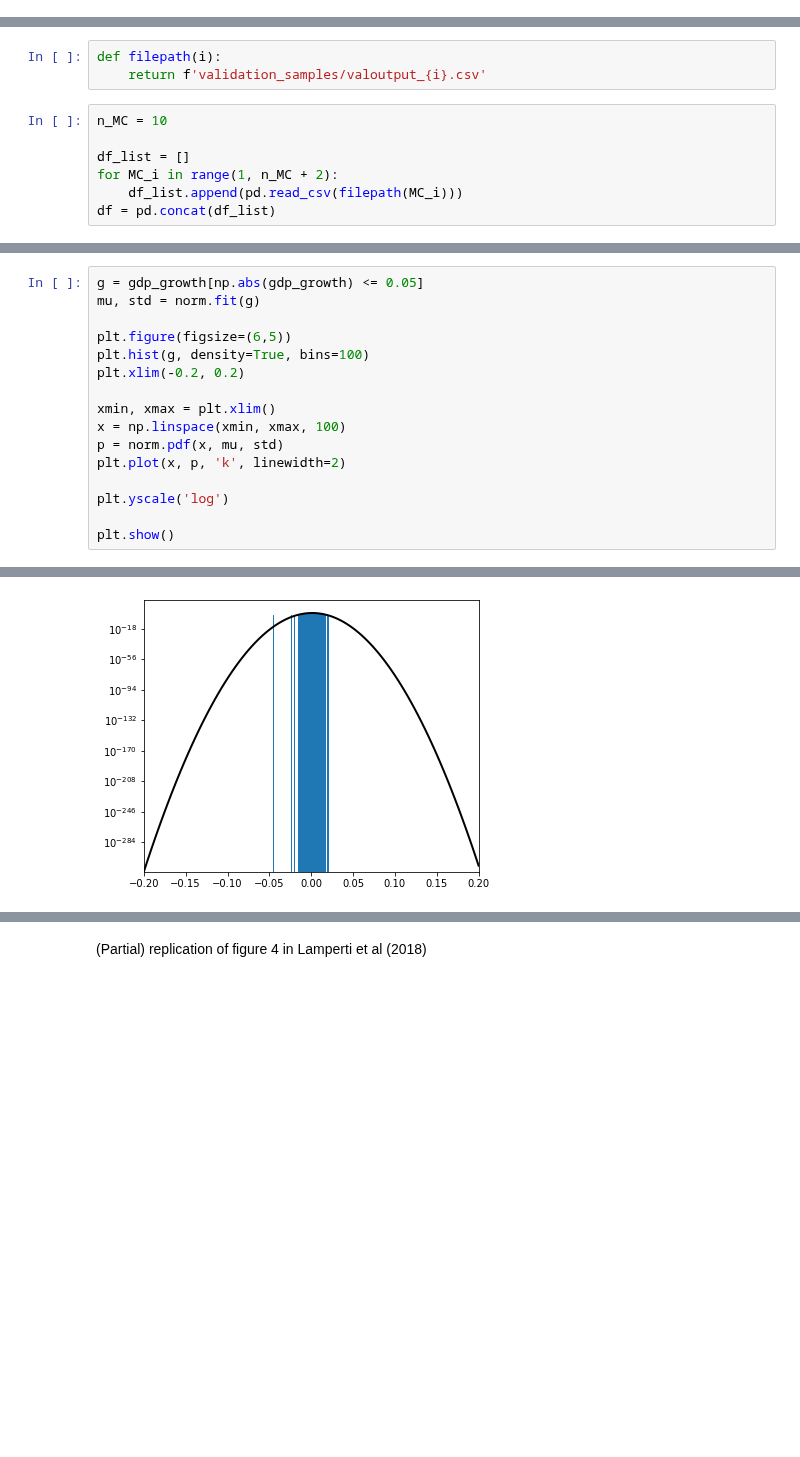
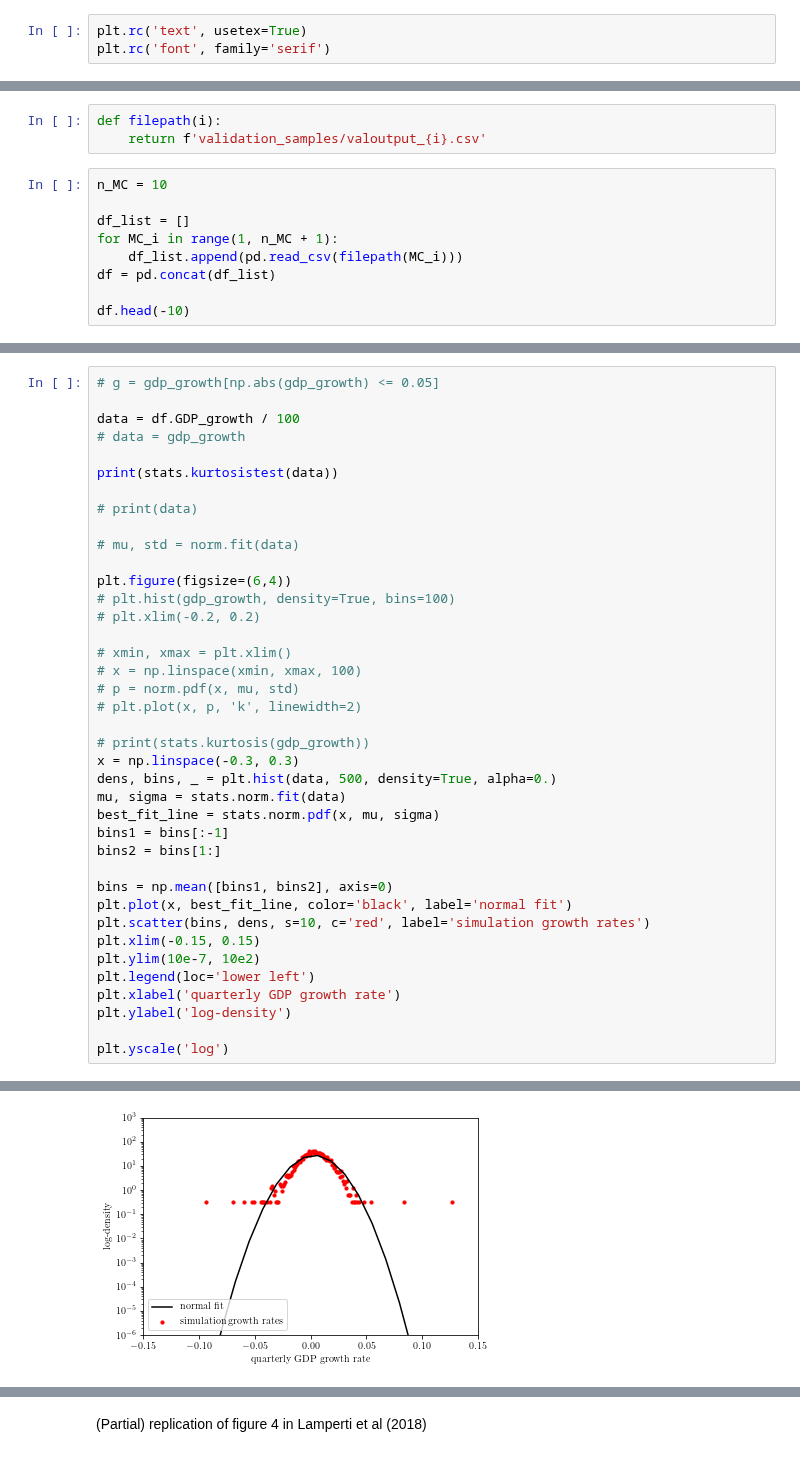
Before and after one commit to Tarsatir/Capsule_Climate, a Jupyter notebook: results/validation/replication_plots.ipynb, the cells around one changed output, grey strips where cells are left out. Drawn from its saved outputs; the diff is of its cells as text; blank space fills up the shorter version.

```diff
--- a/results/validation/replication_plots.ipynb
+++ b/results/validation/replication_plots.ipynb
@@ -32,3 +30,6 @@ real_GDP = df.GDP / df.prices
+# %%
+plt.rc('text', usetex=True)
+plt.rc('font', family='serif')
 # %% [markdown]
 (Partial) replication of Lamperti et al (2018) fig 2
 # %%
@@ -110,6 +143,8 @@ def filepath(i):
 n_MC = 10
 
 df_list = []
-for MC_i in range(1, n_MC + 2):
+for MC_i in range(1, n_MC + 1):
     df_list.append(pd.read_csv(filepath(MC_i)))
 df = pd.concat(df_list)
+
+df.head(-10)
@@ -124,17 +191,40 @@ print(gdp_growth.shape)
 # %%
-g = gdp_growth[np.abs(gdp_growth) <= 0.05]
-mu, std = norm.fit(g)
+# g = gdp_growth[np.abs(gdp_growth) <= 0.05]
 
-plt.figure(figsize=(6,5))
-plt.hist(g, density=True, bins=100)
-plt.xlim(-0.2, 0.2)
+data = df.GDP_growth / 100
+# data = gdp_growth
 
-xmin, xmax = plt.xlim()
-x = np.linspace(xmin, xmax, 100)
-p = norm.pdf(x, mu, std)
-plt.plot(x, p, 'k', linewidth=2)
+print(stats.kurtosistest(data))
+
+# print(data)
+
+# mu, std = norm.fit(data)
+
+plt.figure(figsize=(6,4))
+# plt.hist(gdp_growth, density=True, bins=100)
+# plt.xlim(-0.2, 0.2)
+
+# xmin, xmax = plt.xlim()
+# x = np.linspace(xmin, xmax, 100)
+# p = norm.pdf(x, mu, std)
+# plt.plot(x, p, 'k', linewidth=2)
+
+# print(stats.kurtosis(gdp_growth))
+x = np.linspace(-0.3, 0.3)
+dens, bins, _ = plt.hist(data, 500, density=True, alpha=0.)
+mu, sigma = stats.norm.fit(data)
+best_fit_line = stats.norm.pdf(x, mu, sigma)
+bins1 = bins[:-1]
+bins2 = bins[1:]
+
+bins = np.mean([bins1, bins2], axis=0)
+plt.plot(x, best_fit_line, color='black', label='normal fit')
+plt.scatter(bins, dens, s=10, c='red', label='simulation growth rates')
+plt.xlim(-0.15, 0.15)
+plt.ylim(10e-7, 10e2)
+plt.legend(loc='lower left')
+plt.xlabel('quarterly GDP growth rate')
+plt.ylabel('log-density')
 
 plt.yscale('log')
-
-plt.show()
 # %% [output]
@@ -141,2 +232,2 @@ plt.show()
-[figure, old version]
+[figure, new version]
 # %%
```
Also changed, not shown: parts of 32 cells of this notebook, 20 other files.
